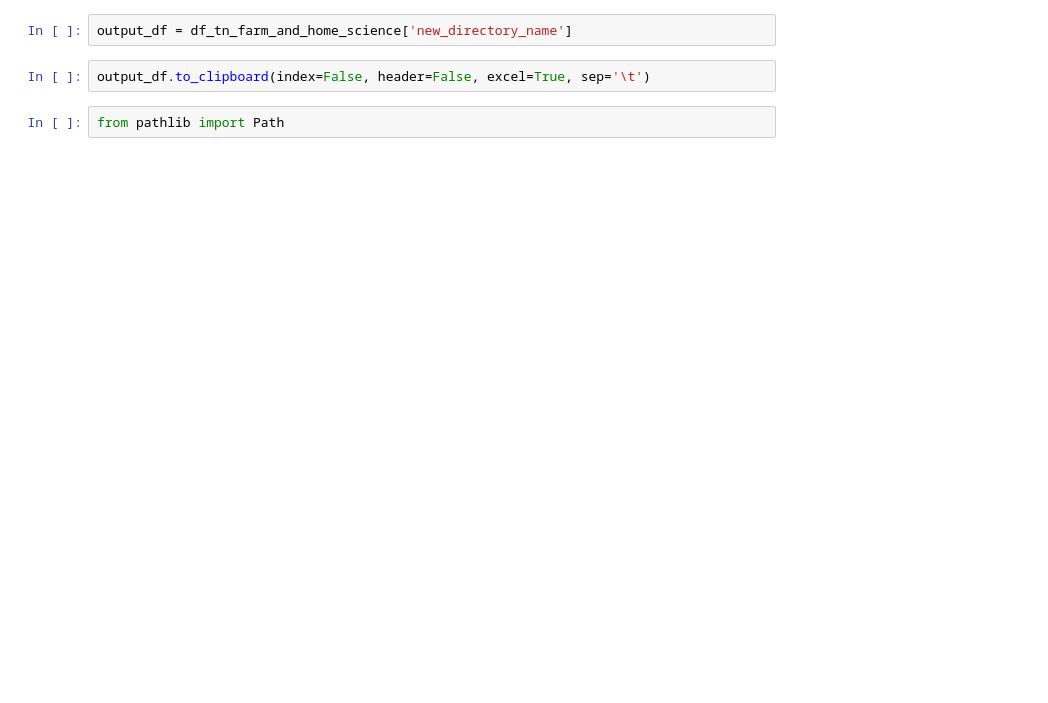
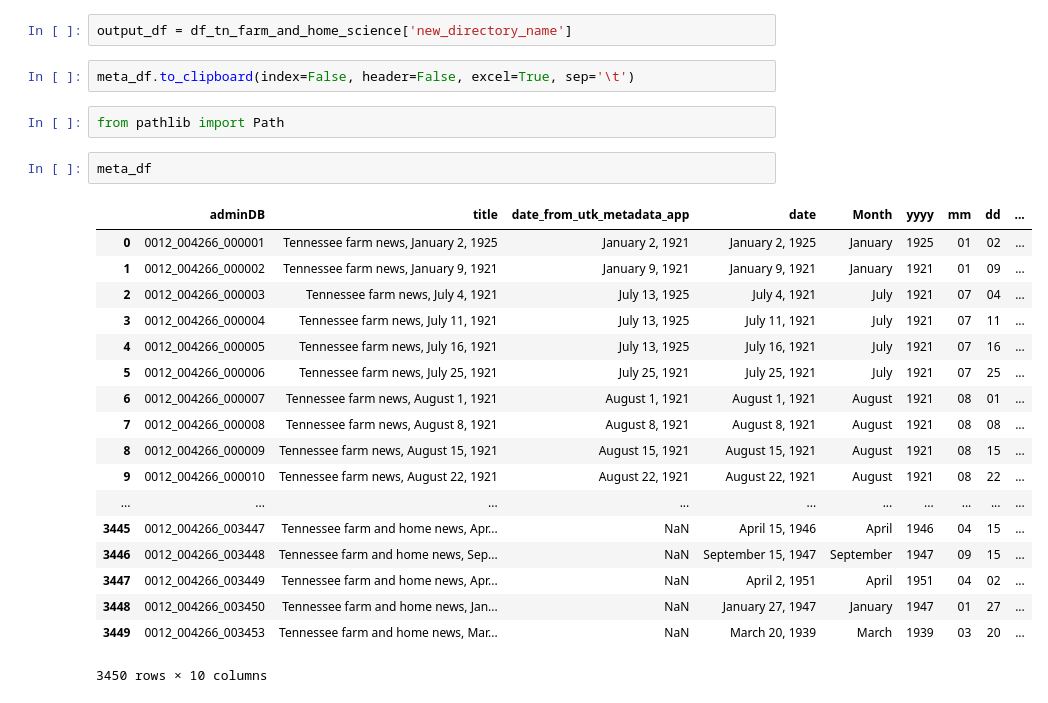
Before and after one commit to jeremydmoore/utk_ProjectCeres, a Jupyter notebook: agrtfn_crl_deliverables.ipynb, the cells around one changed output. Drawn from its saved outputs; the diff is of its cells as text; blank space fills up the shorter version.

```diff
--- a/agrtfn_crl_deliverables.ipynb
+++ b/agrtfn_crl_deliverables.ipynb
@@ -378,6 +396,27 @@ NameError: name 'df' is not defined
 # %%
 output_df = df_tn_farm_and_home_science['new_directory_name']
 # %%
-output_df.to_clipboard(index=False, header=False, excel=True, sep='\t')
+meta_df.to_clipboard(index=False, header=False, excel=True, sep='\t')
 # %%
 from pathlib import Path
+# %%
+meta_df
+# %% [output]
+|  | adminDB | title | date_from_utk_metadata_app | date | Month | yyyy | mm | dd | ... |
+| 0 | 0012_004266_000001 | Tennessee farm news, January 2, 1925 | January 2, 1921 | January 2, 1925 | January | 1925 | 01 | 02 | ... |
+| 1 | 0012_004266_000002 | Tennessee farm news, January 9, 1921 | January 9, 1921 | January 9, 1921 | January | 1921 | 01 | 09 | ... |
+| 2 | 0012_004266_000003 | Tennessee farm news, July 4, 1921 | July 13, 1925 | July 4, 1921 | July | 1921 | 07 | 04 | ... |
+| 3 | 0012_004266_000004 | Tennessee farm news, July 11, 1921 | July 13, 1925 | July 11, 1921 | July | 1921 | 07 | 11 | ... |
+| 4 | 0012_004266_000005 | Tennessee farm news, July 16, 1921 | July 13, 1925 | July 16, 1921 | July | 1921 | 07 | 16 | ... |
+| 5 | 0012_004266_000006 | Tennessee farm news, July 25, 1921 | July 25, 1921 | July 25, 1921 | July | 1921 | 07 | 25 | ... |
+| 6 | 0012_004266_000007 | Tennessee farm news, August 1, 1921 | August 1, 1921 | August 1, 1921 | August | 1921 | 08 | 01 | ... |
+| 7 | 0012_004266_000008 | Tennessee farm news, August 8, 1921 | August 8, 1921 | August 8, 1921 | August | 1921 | 08 | 08 | ... |
+| 8 | 0012_004266_000009 | Tennessee farm news, August 15, 1921 | August 15, 1921 | August 15, 1921 | August | 1921 | 08 | 15 | ... |
+| 9 | 0012_004266_000010 | Tennessee farm news, August 22, 1921 | August 22, 1921 | August 22, 1921 | August | 1921 | 08 | 22 | ... |
+| ... | ... | ... | ... | ... | ... | ... | ... | ... | ... |
+| 3445 | 0012_004266_003447 | Tennessee farm and home news, Apr... | NaN | April 15, 1946 | April | 1946 | 04 | 15 | ... |
+| 3446 | 0012_004266_003448 | Tennessee farm and home news, Sep... | NaN | September 15, 1947 | September | 1947 | 09 | 15 | ... |
+| 3447 | 0012_004266_003449 | Tennessee farm and home news, Apr... | NaN | April 2, 1951 | April | 1951 | 04 | 02 | ... |
+| 3448 | 0012_004266_003450 | Tennessee farm and home news, Jan... | NaN | January 27, 1947 | January | 1947 | 01 | 27 | ... |
+| 3449 | 0012_004266_003453 | Tennessee farm and home news, Mar... | NaN | March 20, 1939 | March | 1939 | 03 | 20 | ... |
+3450 rows × 10 columns
```
Also changed, not shown: parts of 12 cells of this notebook, 5 other files.
